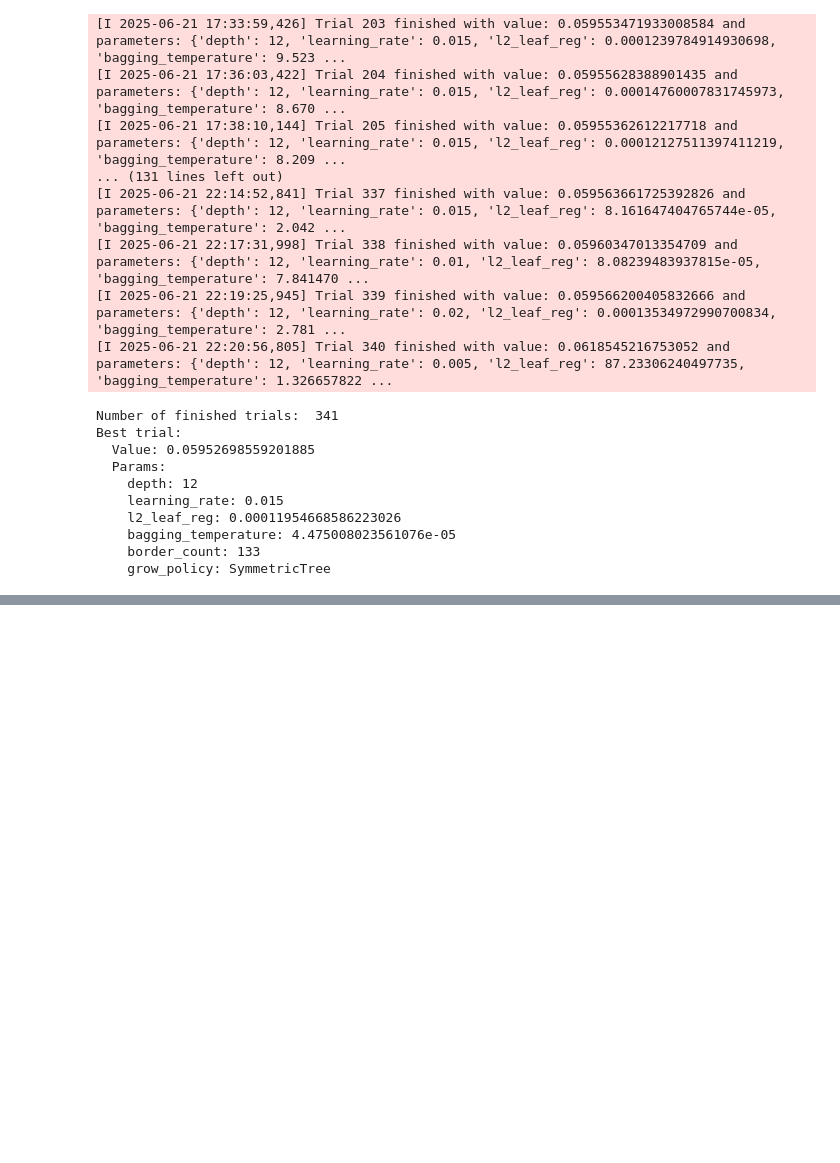
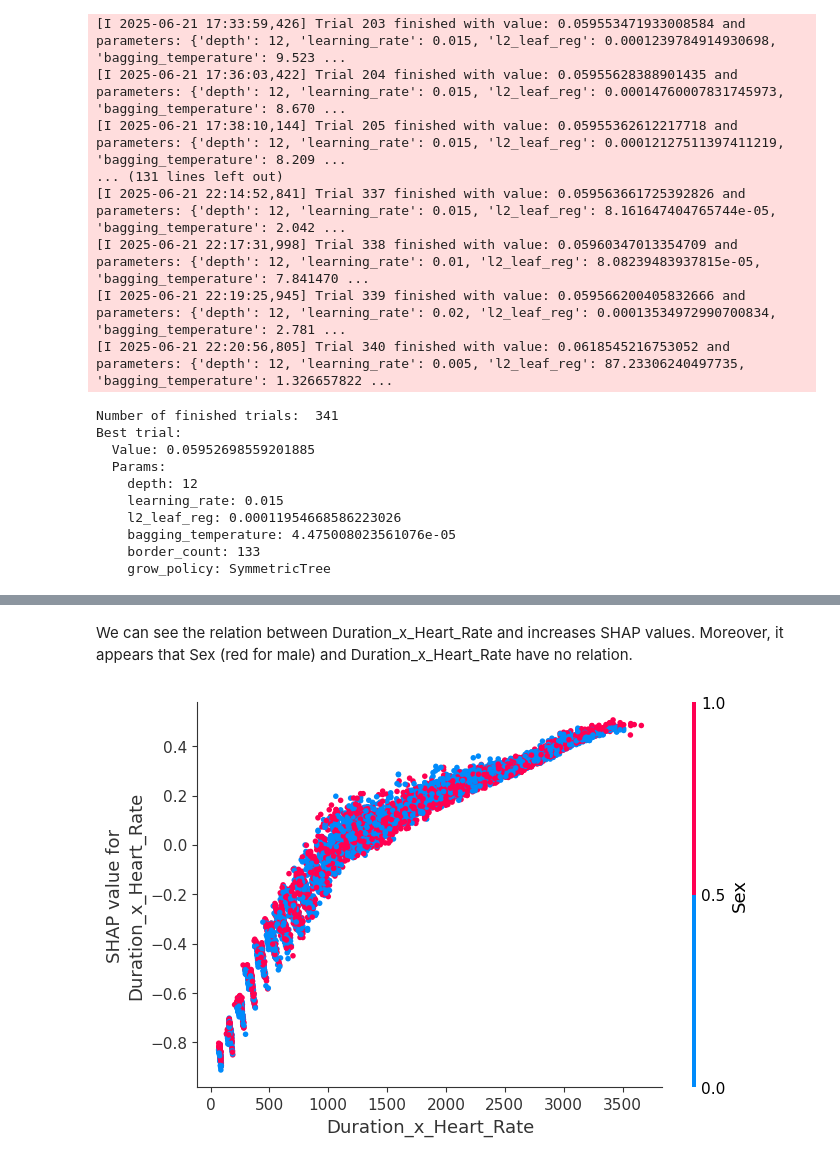
Before and after one commit to ElliotBlackstone/S25_Predict_Calories, a Jupyter notebook: calorie_catboost.ipynb, the cells around one changed output, grey strips where cells are left out. Cells and saved outputs as stored; diff of their text form; code cells hidden in the pictures; blank space fills up the shorter version.

```diff
--- a/calorie_catboost.ipynb
+++ b/calorie_catboost.ipynb
@@ -996,0 +339,11 @@ Name: Calories, dtype: float64
+# %% [markdown]
+We can see the relation between Duration_x_Heart_Rate and increases SHAP values.  Moreover, it appears that Sex (red for male) and Duration_x_Heart_Rate have no relation.
+# %%
+shap.dependence_plot(
+    'Duration_x_Heart_Rate',
+    shap_vals,
+    X_small,
+   interaction_index='Sex'  # name or index of the feature to color by
+)
+# %% [output]
+[figure, added]
```
Also changed, not shown: parts of 27 cells of this notebook, 12 other files.
